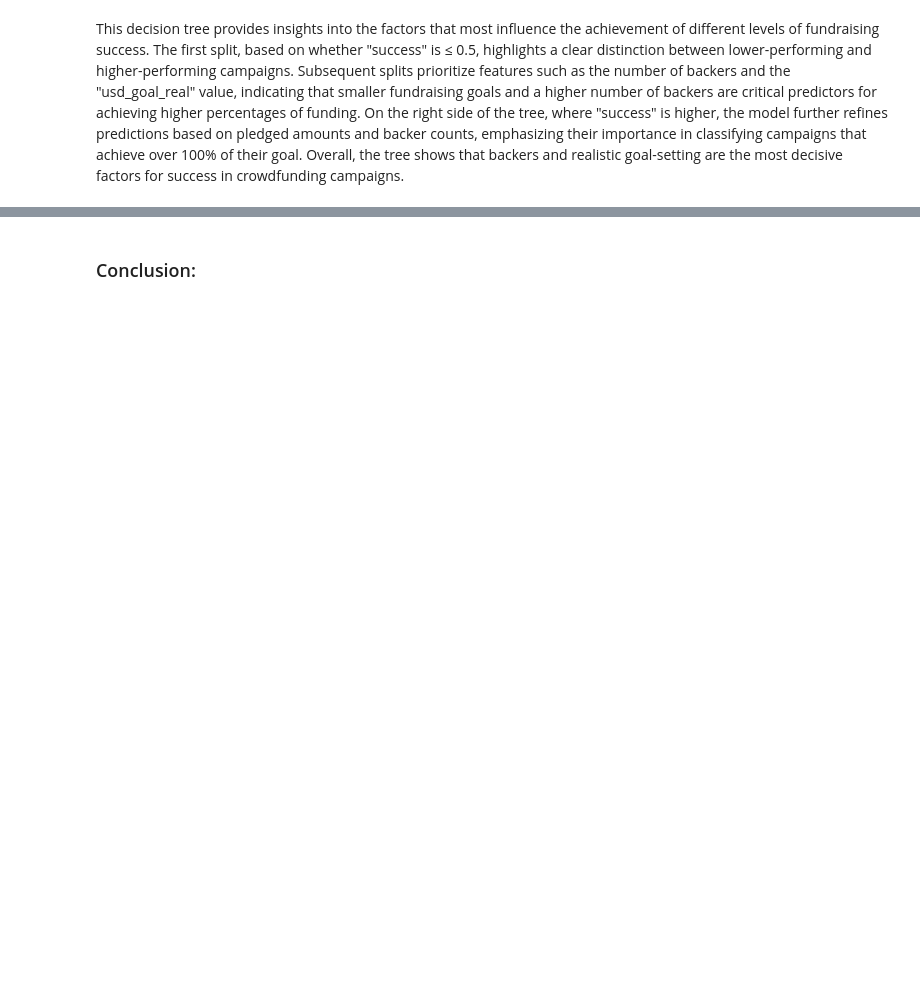
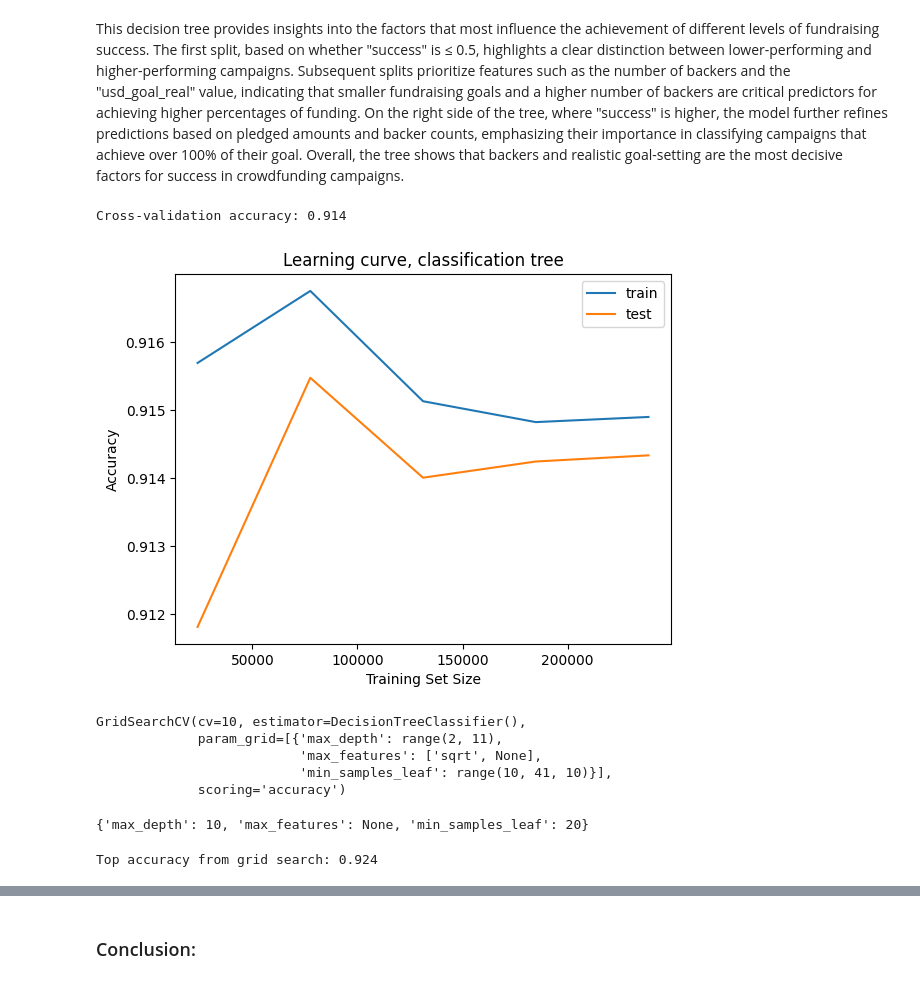
Before and after one commit to connor-bennett/Proejct-Two, a Jupyter notebook: KickStarter.ipynb, the cells around one changed output, grey strips where cells are left out. Drawn from its saved outputs; the diff is of its cells as text; code cells hidden in the pictures; blank space fills up the shorter version.

```diff
--- a/KickStarter.ipynb
+++ b/KickStarter.ipynb
@@ -369,2 +408,54 @@ plt.show()
 # %% [markdown]
 This decision tree provides insights into the factors that most influence the achievement of different levels of fundraising success. The first split, based on whether "success" is ≤ 0.5, highlights a clear distinction between lower-performing and higher-performing campaigns. Subsequent splits prioritize features such as the number of backers and the "usd_goal_real" value, indicating that smaller fundraising goals and a higher number of backers are critical predictors for achieving higher percentages of funding. On the right side of the tree, where "success" is higher, the model further refines predictions based on pledged amounts and backer counts, emphasizing their importance in classifying campaigns that achieve over 100% of their goal. Overall, the tree shows that backers and realistic goal-setting are the most decisive factors for success in crowdfunding campaigns.
+# %%
+#@ 7 Compute and print the cross-validation accuracy of the tree.
+
+cvAccuracy = cross_val_score(clf, X_train, y_train, cv=10, scoring='accuracy').mean()
+print(f'Cross-validation accuracy: {cvAccuracy:.3f}')
+# %% [output]
+Cross-validation accuracy: 0.914
+# %%
+def plot_learning_curve(clf, X_train, y_train):
+    # generate the data; average the values
+    train_sizes, train_scores, test_scores = learning_curve(clf, X_train, y_train, cv=10, scoring='accuracy')
+    train_scores_mean = np.mean(train_scores, axis=1)
+    test_scores_mean = np.mean(test_scores, axis=1)
+
+    # plot the learning curve
+    plt.plot(train_sizes, train_scores_mean, label='train')
+    plt.plot(train_sizes, test_scores_mean, label='test')
+    plt.xlabel('Training Set Size')
+    plt.ylabel('Accuracy')
+    plt.title('Learning curve, classification tree')
+    plt.legend();
+# %%
+plot_learning_curve(clf, X_train, y_train)
+# %% [output]
+[figure, added]
+# %%
+grid = [{'max_depth': range(2,11,1),
+         'min_samples_leaf': range(10,41,10),
+         'max_features': ['sqrt', None]}
+        ]
+tree_cv= GridSearchCV(DecisionTreeClassifier(), grid, cv=10,scoring='accuracy')
+tree_cv.fit(X_train,y_train)
+# Explore these specific parameter values:
+# max_depth: values 2 through 7
+# min_samples_leaf: values 10, 20, 30, 40
+# max_features: values 'sqrt' and None
+# Use ten folds in the cross valudation.
+# Assign the grid search object you create to variable 'tree_cv'.
+# %% [output]
+GridSearchCV(cv=10, estimator=DecisionTreeClassifier(),
+             param_grid=[{'max_depth': range(2, 11),
+                          'max_features': ['sqrt', None],
+                          'min_samples_leaf': range(10, 41, 10)}],
+             scoring='accuracy')
+# %%
+print(tree_cv.best_params_)
+# %% [output]
+{'max_depth': 10, 'max_features': None, 'min_samples_leaf': 20}
+# %%
+print(f'Top accuracy from grid search: {tree_cv.best_score_:.3f}')
+# %% [output]
+Top accuracy from grid search: 0.924
```
Also changed, not shown: parts of 10 cells of this notebook.
